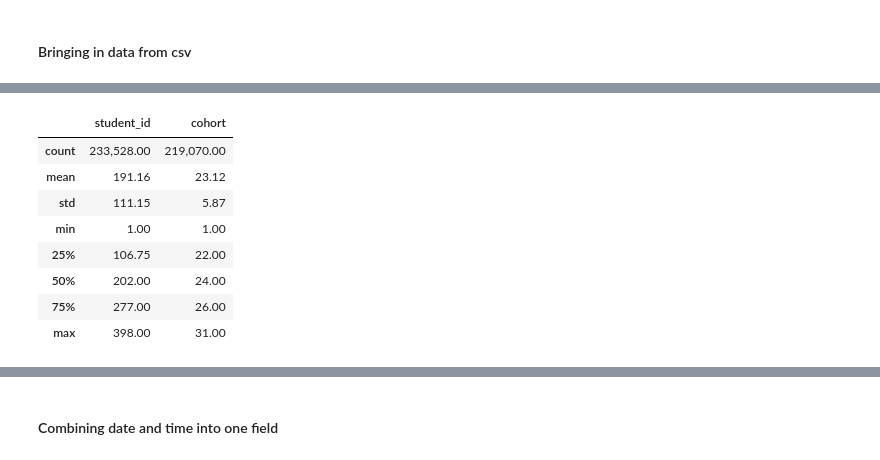
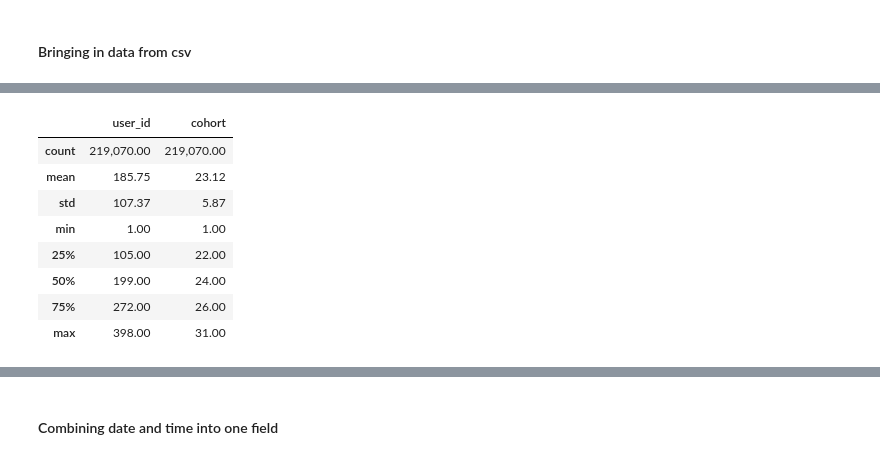
Before and after one commit to HackneyChad/ds-methodologies-exercises, a Jupyter notebook: anomaly_detection/anomaly_detection.ipynb, the cells around one changed output, grey strips where cells are left out. Cells and saved outputs as stored; diff of their text form; code cells hidden in the pictures.

```diff
--- a/anomaly_detection/anomaly_detection.ipynb
+++ b/anomaly_detection/anomaly_detection.ipynb
@@ -540,10 +554,17 @@ Discover users who are accessing our curriculum pages way beyond the end of thei
 # %% [markdown]
 #### Bringing in data from csv
 # %%
-colnames=['date', 'time', 'curriculum_topic', 'student_id', 'cohort', 'ip']
+colnames=['date', 'page_viewed', 'user_id', 'cohort', 'ip']
 df_orig = pd.read_csv('/Users/rachelreuter/ds-methodologies/anomaly_detection/anonymized-curriculum-access.txt',
     header=None,
     index_col=False,
     names=colnames,
-    sep=' ',
-    na_values='"-"')
+    sep=r'\s(?=(?:[^"]*"[^"]*")*[^"]*$)(?![^\[]*\])',
+    na_values='"-"',
+    usecols=[0,2,3,4,5]
+)
+# %%
+df_orig = df_orig.dropna()
+df_orig.cohort = df_orig.cohort.astype('int')
+print(df_orig.info())
+df_orig.head()
@@ -549,0 +589,7 @@ df_orig = pd.read_csv('/Users/rachelreuter/ds-methodologies/anomaly_detection/an
+# %%
+colnames=['cohort_name','cohort']
+df_cohort = pd.read_csv('cohort_id_name.txt',
+                       names=colnames,
+                       skiprows=1)
+print(df_cohort.info())
+df_cohort.head()
@@ -549,0 +611,3 @@ df_orig = pd.read_csv('/Users/rachelreuter/ds-methodologies/anomaly_detection/an
+# %%
+df = df_orig.merge(df_cohort, on='cohort', how='left')
+df.head()
@@ -570,12 +633,12 @@ dtype: object
 # %%
-df_orig.describe()
+df.describe()
 # %% [output]
-|  | student_id | cohort |
-| count | 233,528.00 | 219,070.00 |
-| mean | 191.16 | 23.12 |
-| std | 111.15 | 5.87 |
+|  | user_id | cohort |
+| count | 219,070.00 | 219,070.00 |
+| mean | 185.75 | 23.12 |
+| std | 107.37 | 5.87 |
 | min | 1.00 | 1.00 |
-| 25% | 106.75 | 22.00 |
-| 50% | 202.00 | 24.00 |
-| 75% | 277.00 | 26.00 |
+| 25% | 105.00 | 22.00 |
+| 50% | 199.00 | 24.00 |
+| 75% | 272.00 | 26.00 |
 | max | 398.00 | 31.00 |
```
Also changed, not shown: parts of 88 cells of this notebook, 1 other file.
